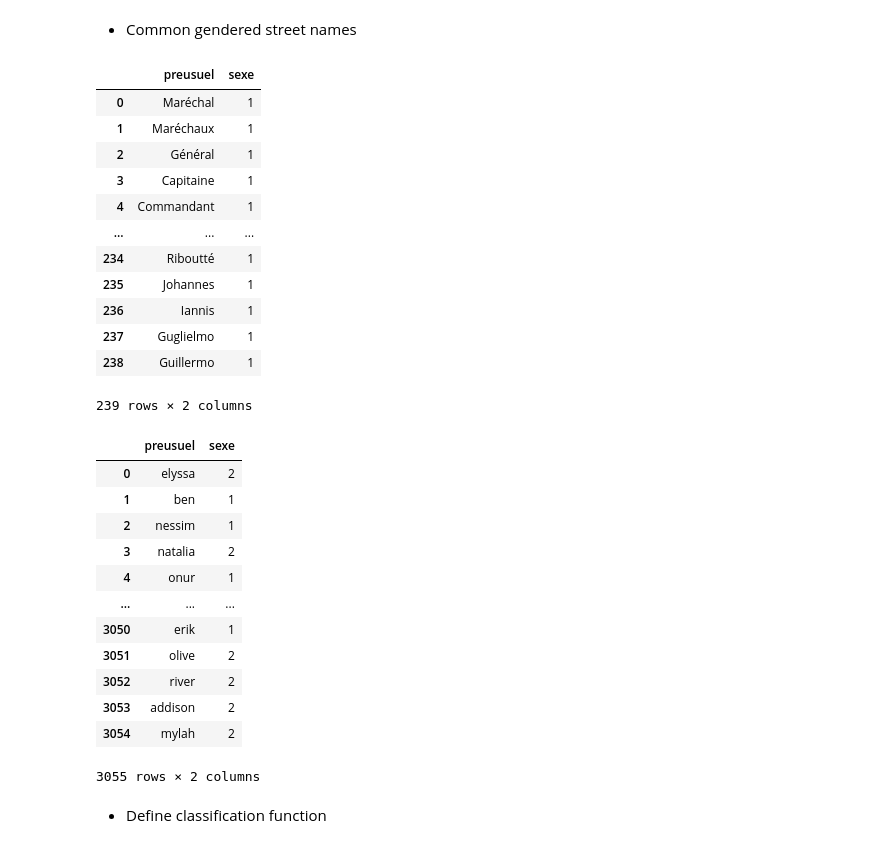
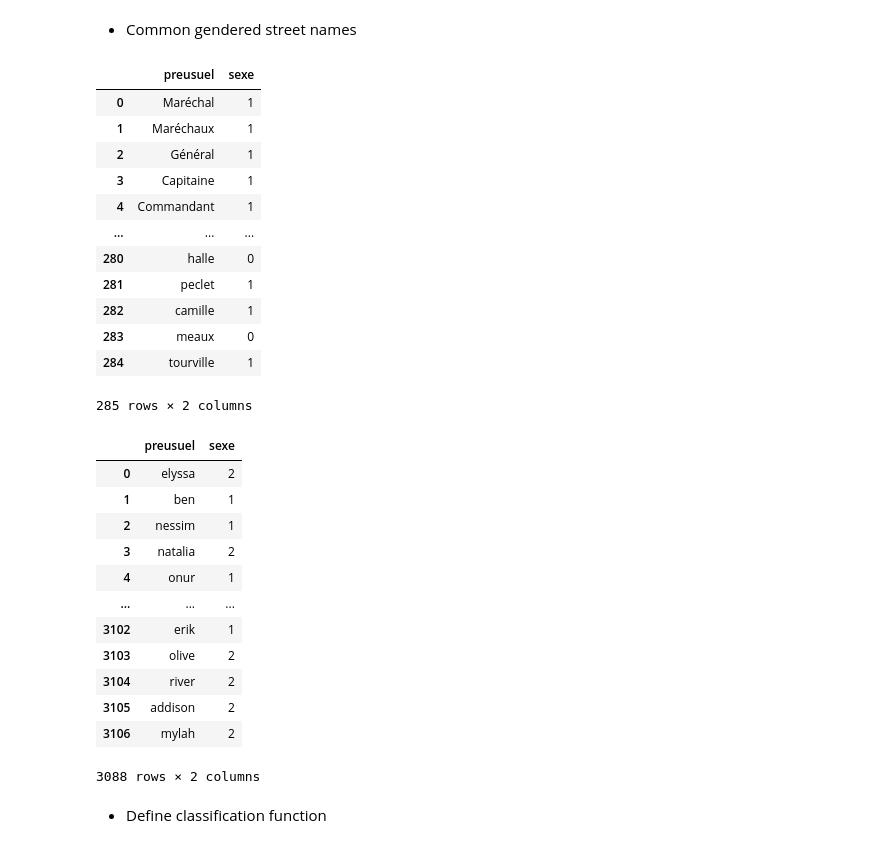
Before and after one commit to tdemareuil/StreetGender, a Jupyter notebook: roadnames.ipynb, the cells around one changed output. Saved outputs shown, nothing was run; the diff lists cells and outputs as text; code cells hidden in the pictures.

```diff
--- a/roadnames.ipynb
+++ b/roadnames.ipynb
@@ -232,45 +227,57 @@ more_names = {# titles
               'Vinci':1, 'Gogh':1, 'Rembrandt':1, 'Gandhi':1, 'Sisley':1, 'Loo':1, 'Péguy':1, 'Turgot':1,
               'Pleyel':1, 'Jenner':1, 'Chanez':1, 'Auber':1, 'Pradier':1, 'Huysmans':1, 'Barrault':1,
               'Richer':1, 'Boutin':1, 'Fortuny':1, 'Bouchardon':1, 'Valadon':1, 'Payenne':1, 'Brey':1,
               'Godefroy':1, 'Tagore':1, 'Berthollet':1, 'Nobel':1, 'Viollet':1, 'Vavin':1, 'Rossini':1,
               'Castille':2, 'Brun':1, 'Boétie':1, 'Evariste':1, 'Godefroy':1, 'Valois':1, 'Goncourt':1,
               'Tchaikovsky':1, 'Nicolai':1, 'Paganini':1, 'Bernoulli':1, 'Alembert':1, 'Marx':1, 'Franklin':1,
               'Reynaldo':1, 'Berri':1, 'Bruyere':1, 'Lesseps':1, 'Fenelon':1, 'Mareuil':1,
               'Dupont':1, 'Malmaisons':2, 'Malmaison':2, 'Valois':1, 'Blaise':1, 'Bougainville':1, 'Louvois':1,
               'Colbert':1, 'Faustin':1, 'Chavez':1, 'Mozart':1, 'Desprez':1, 'Froidevaux':1, 'Chapon':1,
               'Gluck':1, 'Berthier':1, 'Grimaud':1, 'Chapon':1, 'Bouvier':1, 'Gauthey':1, 'Dyck':1, 'Monceau':0,
               'Royal':0, 'Favart':1, 'Rauch':1, 'Jonquoy':1, 'Gerando':1, 'Bruller':1, 'Cepre':1, 'Pinel':1,
               'Laferrière':1, 'Gaetano':1, 'Lentonnet':1, 'Mignot':1, 'Mayet':1, 'Pasquier':1, 'Taylor':1,
               'Dubois':1, 'Brunel':1, 'Hebert':1, 'Lagrange':1, 'Junot':1, 'Dieulafoy':1, 'Houdart':1,
               'Franz':1, 'Mouraud':1, 'Andrieux':1, 'Valette':1, 'Joubert':1, 'Ferrus':1, 'Portefoin':1,
               'Hoche':1, 'Fourneyron':1, 'Lemercier':1, 'Polonceau':1, 'Sibour':1, 'Petrarque':1, 'Bourgoin':1,
               'Thouin':1, 'Benard':1, 'Guénégaud':1, 'Tracy':1, 'Calmels':1, 'Geoffroi':1, 'Villiot':1,
               'Greffulhe':1, 'Tarbé':1, 'Daunay':1, 'Larribe':1, 'Riboutté':1, 'Johannes':1, 'Iannis':1,
-              'Guglielmo':1, 'Guillermo':1}
+              'Guglielmo':1, 'Guillermo':1, 'jan':1, 'buzenval':1, 'dario':1, 'angelo':1, 'giacomo':1,
+              'giuseppe':1, 'giovanni':1, 'compoint':1, 'wattignies':0, 'cavé':1, 'castiglione':0, 'dom':1,
+              'girodet':1, 'presles':1, 'chartres':0, 'julienne':1, 'marois':1, 'cahors':0, 'riberolle':1,
+              'moreau':1, 'vezelay':0, 'amiens':0, 'fourviere':0, 'rouen':0, 'bazeilles':0, 'Pecquay':1,
+              'duras':1, 'cardinale':1, 'aubry':1, 'petel':1, 'vineuse':0, 'dufrenoy':1, 'lagarde':1,
+              'paradis':0, 'clery':0, 'deshayes':1, 'keller':1, 'fabre':1, 'narbonne':0, 'boyer':1,
+              'parme':0, 'halle':0, 'peclet':1, 'camille':1, 'meaux':0, 'tourville':1,}
 
 more_names = pd.DataFrame.from_dict(more_names, orient='index')
 more_names = more_names.reset_index()
 more_names.columns = ['preusuel','sexe']
 more_names
 # %% [output]
 |  | preusuel | sexe |
 | 0 | Maréchal | 1 |
 | 1 | Maréchaux | 1 |
 | 2 | Général | 1 |
 | 3 | Capitaine | 1 |
 | 4 | Commandant | 1 |
 | ... | ... | ... |
-| 234 | Riboutté | 1 |
-| 235 | Johannes | 1 |
-| 236 | Iannis | 1 |
-| 237 | Guglielmo | 1 |
-| 238 | Guillermo | 1 |
+| 280 | halle | 0 |
+| 281 | peclet | 1 |
+| 282 | camille | 1 |
+| 283 | meaux | 0 |
+| 284 | tourville | 1 |
-239 rows × 2 columns
+285 rows × 2 columns
 # %%
 genders = pd.concat([genders, more_names, genders_en], axis=0)
 genders = genders.drop_duplicates('preusuel')
 genders =  genders.reset_index(drop=True)
 genders['preusuel'] = genders['preusuel'].apply(lambda x: unidecode(str.lower(str(x))))
+
+# remove first names that create classification mistakes
+mistakes = ['france', 'alma', 'barbe', 'lilas', 'milan', 'brune', 'felicite',
+            'nancy', 'grace', 'lorraine', 'blanche', 'evy', 'loup', 'iris',
+           'colombe', 'jan', 'harmonie', 'julienne', 'camille']
+genders = genders[~genders['preusuel'].isin(mistakes)]
 genders
 # %% [output]
 |  | preusuel | sexe |
@@ -280,12 +287,12 @@ genders
 | 3 | natalia | 2 |
 | 4 | onur | 1 |
 | ... | ... | ... |
-| 3050 | erik | 1 |
-| 3051 | olive | 2 |
-| 3052 | river | 2 |
-| 3053 | addison | 2 |
-| 3054 | mylah | 2 |
+| 3102 | erik | 1 |
+| 3103 | olive | 2 |
+| 3104 | river | 2 |
+| 3105 | addison | 2 |
+| 3106 | mylah | 2 |
-3055 rows × 2 columns
+3088 rows × 2 columns
 # %% [markdown]
 * Define classification function
 # %%
```
Also changed, not shown: parts of 11 cells of this notebook, 2 other files.
